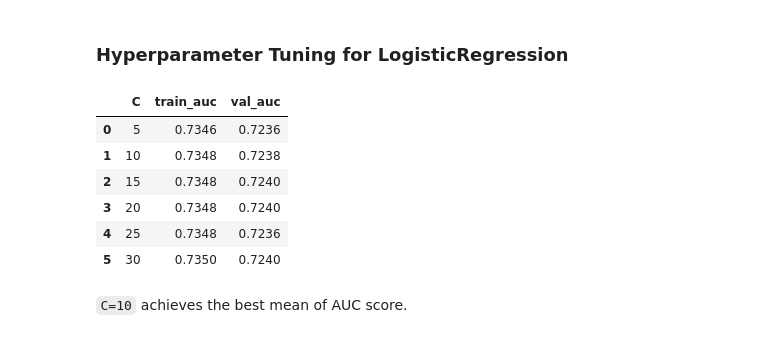
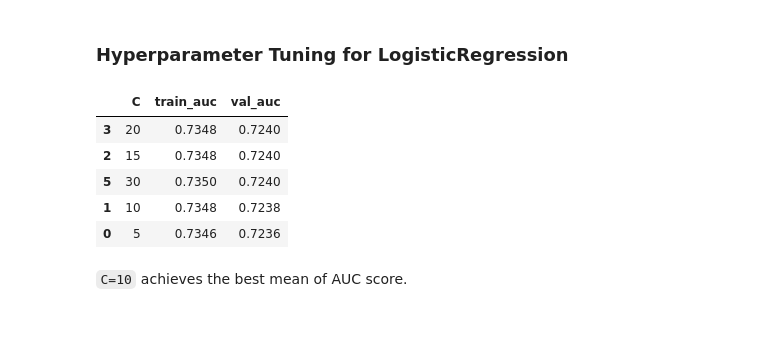
Before and after one commit to huanruizhang111/Machine-Learning-Zoomcamp-2025, a Jupyter notebook: Projects/Heart_Disease_Risk_Prediction/notebook.ipynb, the cells around one changed output. Drawn from its saved outputs; the diff is of its cells as text; code cells hidden in the pictures.

```diff
--- a/Projects/Heart_Disease_Risk_Prediction/notebook.ipynb
+++ b/Projects/Heart_Disease_Risk_Prediction/notebook.ipynb
@@ -423,25 +434,24 @@ mean of train LogisticRegression AUC: 0.7344, mean of val AUC: 0.723399999999999
 # %% [markdown]
 ### Hyperparameter Tuning for LogisticRegression
 # %%
-hyperparameters = range(5, 31, 5)
-auc_score_hyperparamters = []
+hyperparameters = range(5, 32, 5)
+lr_auc_score_hyperparamters = []
 
 for c in hyperparameters:
     kf_train_auc, kf_val_auc = k_fold_LogisticRegression_auc(df_train_full, categoricals, numericals, c=c)
-    auc_score_hyperparamters.append([c, kf_train_auc, kf_val_auc])
+    lr_auc_score_hyperparamters.append([c, kf_train_auc, kf_val_auc])
 # %%
-df_auc_score_hyperparamters = pd.DataFrame(auc_score_hyperparamters, columns=['C', 'train_auc', 'val_auc'])
-df_auc_score_hyperparamters['train_auc'] = df_auc_score_hyperparamters['train_auc'].apply(lambda x: np.mean(x))
-df_auc_score_hyperparamters['val_auc'] = df_auc_score_hyperparamters['val_auc'].apply(lambda x: np.mean(x))
-df_auc_score_hyperparamters
+df_lr_auc_score_hyperparamters = pd.DataFrame(lr_auc_score_hyperparamters, columns=['C', 'train_auc', 'val_auc'])
+df_lr_auc_score_hyperparamters['train_auc'] = df_lr_auc_score_hyperparamters['train_auc'].apply(lambda x: np.mean(x))
+df_lr_auc_score_hyperparamters['val_auc'] = df_lr_auc_score_hyperparamters['val_auc'].apply(lambda x: np.mean(x))
+df_lr_auc_score_hyperparamters.sort_values(by='val_auc', ascending=False).head()
 # %% [output]
 |  | C | train_auc | val_auc |
+| 3 | 20 | 0.7348 | 0.7240 |
+| 2 | 15 | 0.7348 | 0.7240 |
+| 5 | 30 | 0.7350 | 0.7240 |
+| 1 | 10 | 0.7348 | 0.7238 |
 | 0 | 5 | 0.7346 | 0.7236 |
-| 1 | 10 | 0.7348 | 0.7238 |
-| 2 | 15 | 0.7348 | 0.7240 |
-| 3 | 20 | 0.7348 | 0.7240 |
-| 4 | 25 | 0.7348 | 0.7236 |
-| 5 | 30 | 0.7350 | 0.7240 |
 # %% [markdown]
 `C=10` achieves the best mean of AUC score.
 # %% [markdown]
```
Also changed, not shown: parts of 19 cells of this notebook.
